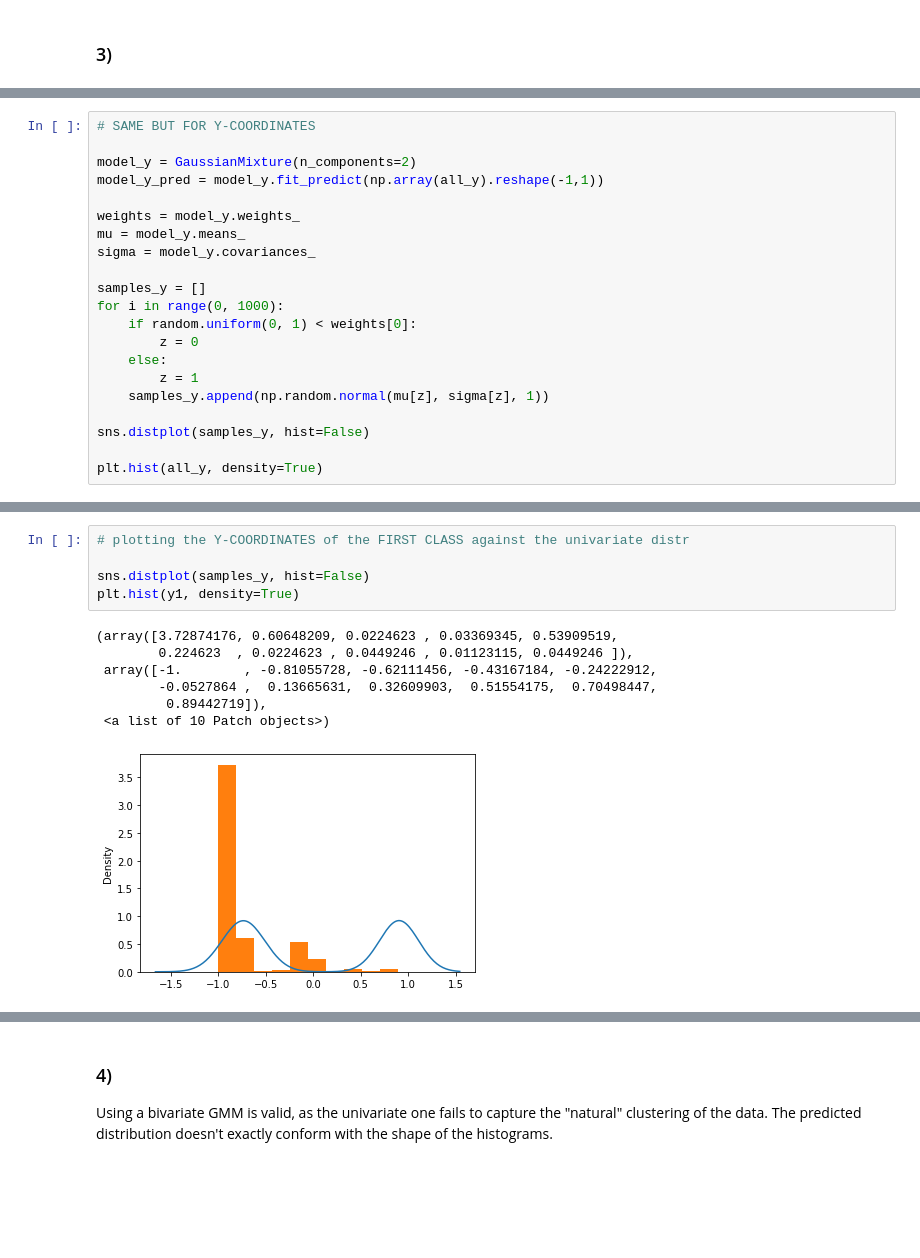
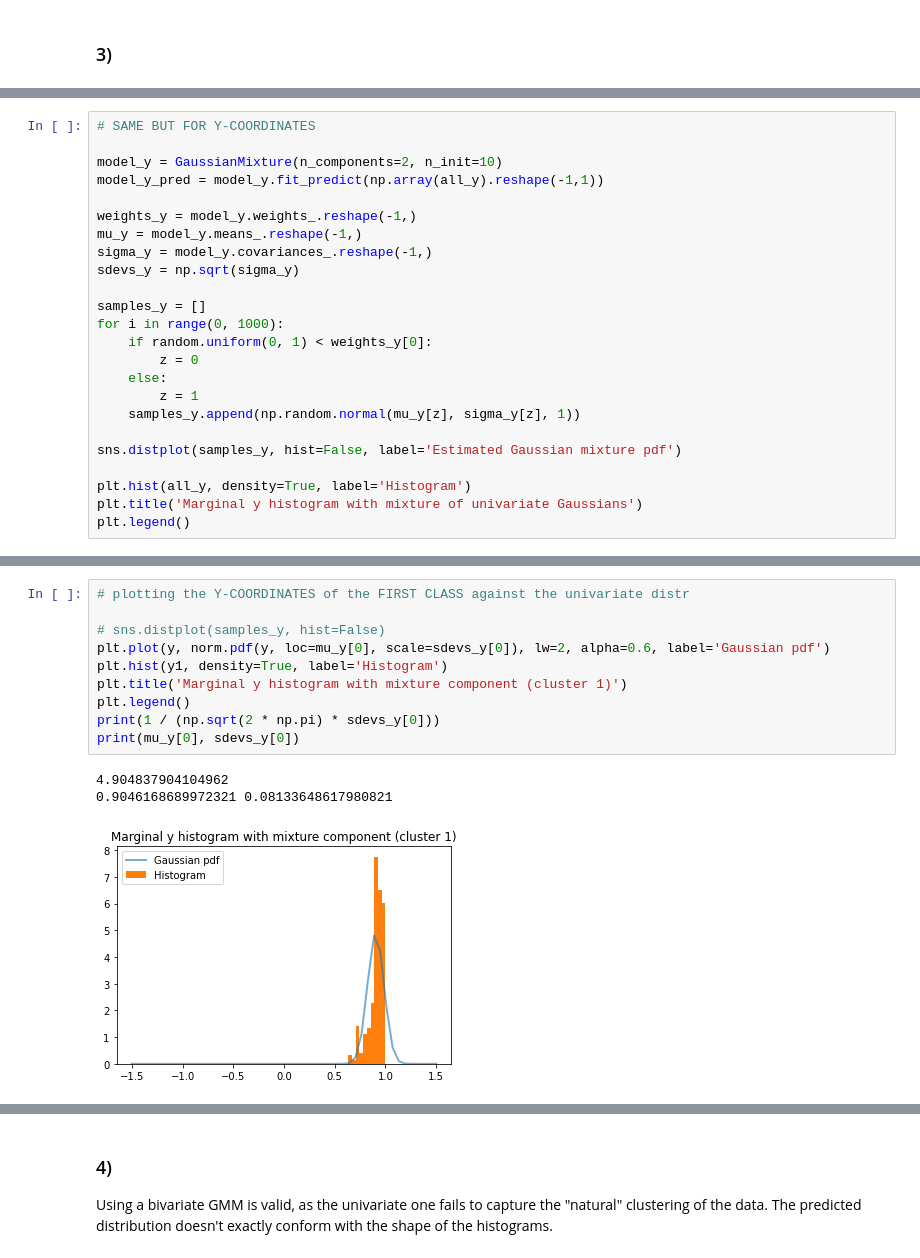
Before and after one commit to siriusted/GMM, a Jupyter notebook: Lab1.ipynb, the cells around one changed output, grey strips where cells are left out. Cells and saved outputs as stored; diff of their text form; blank space fills up the shorter version.

```diff
--- a/Lab1.ipynb
+++ b/Lab1.ipynb
@@ -353,22 +331,25 @@ plt.hist(all_x, density=True)
 # %%
 # SAME BUT FOR Y-COORDINATES
 
-model_y = GaussianMixture(n_components=2)
+model_y = GaussianMixture(n_components=2, n_init=10)
 model_y_pred = model_y.fit_predict(np.array(all_y).reshape(-1,1))
 
-weights = model_y.weights_
-mu = model_y.means_
-sigma = model_y.covariances_
+weights_y = model_y.weights_.reshape(-1,)
+mu_y = model_y.means_.reshape(-1,)
+sigma_y = model_y.covariances_.reshape(-1,)
+sdevs_y = np.sqrt(sigma_y)
 
 samples_y = []
 for i in range(0, 1000):
-    if random.uniform(0, 1) < weights[0]:
+    if random.uniform(0, 1) < weights_y[0]:
         z = 0
     else:
         z = 1
-    samples_y.append(np.random.normal(mu[z], sigma[z], 1))
+    samples_y.append(np.random.normal(mu_y[z], sigma_y[z], 1))
 
-sns.distplot(samples_y, hist=False)
+sns.distplot(samples_y, hist=False, label='Estimated Gaussian mixture pdf')
 
-plt.hist(all_y, density=True)
+plt.hist(all_y, density=True, label='Histogram')
+plt.title('Marginal y histogram with mixture of univariate Gaussians')
+plt.legend()
 # %% [output]
@@ -404,13 +386,14 @@ plt.hist(x2, density=True)
 # %%
 # plotting the Y-COORDINATES of the FIRST CLASS against the univariate distr
 
-sns.distplot(samples_y, hist=False)
-plt.hist(y1, density=True)
+# sns.distplot(samples_y, hist=False)
+plt.plot(y, norm.pdf(y, loc=mu_y[0], scale=sdevs_y[0]), lw=2, alpha=0.6, label='Gaussian pdf')
+plt.hist(y1, density=True, label='Histogram')
+plt.title('Marginal y histogram with mixture component (cluster 1)')
+plt.legend()
+print(1 / (np.sqrt(2 * np.pi) * sdevs_y[0]))
+print(mu_y[0], sdevs_y[0])
 # %% [output]
-(array([3.72874176, 0.60648209, 0.0224623 , 0.03369345, 0.53909519,
-        0.224623  , 0.0224623 , 0.0449246 , 0.01123115, 0.0449246 ]),
- array([-1.        , -0.81055728, -0.62111456, -0.43167184, -0.24222912,
-        -0.0527864 ,  0.13665631,  0.32609903,  0.51554175,  0.70498447,
-         0.89442719]),
- <a list of 10 Patch objects>)
+4.904837904104962
+0.9046168689972321 0.08133648617980821
-[figure, old version]
+[figure, new version]
```
Also changed, not shown: parts of 21 cells of this notebook.
